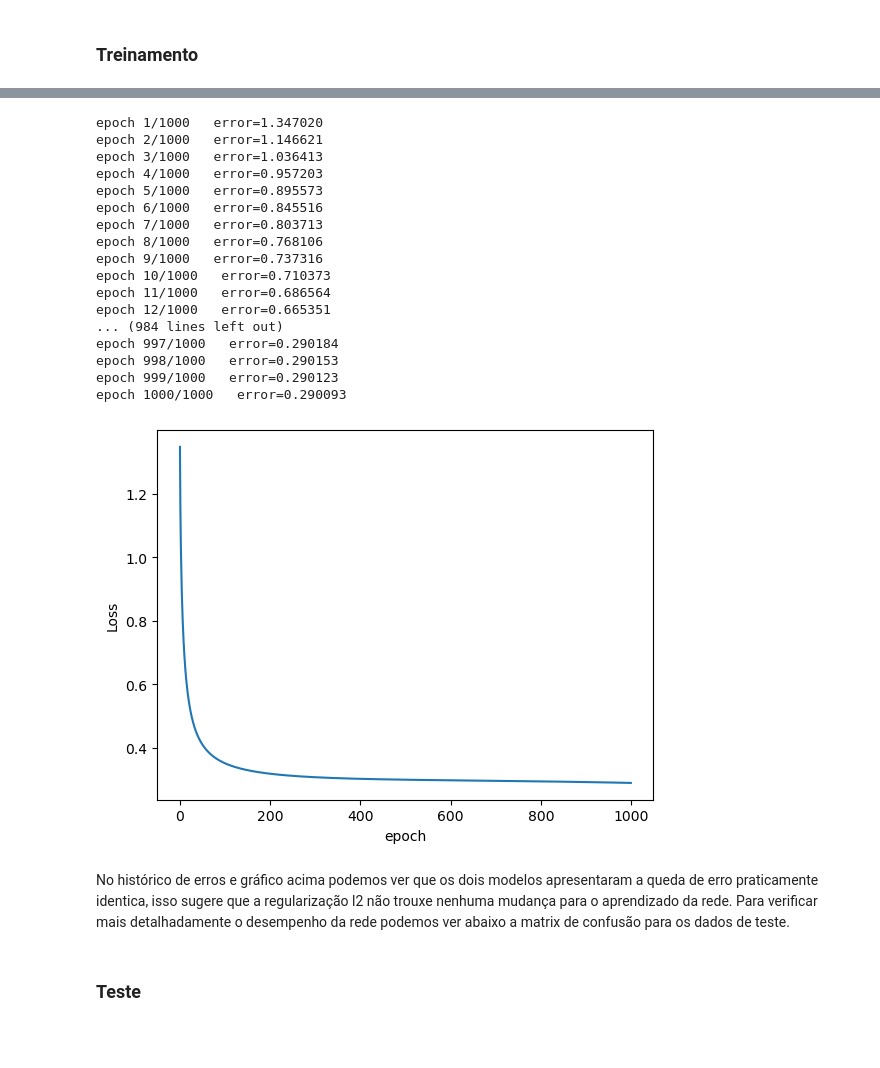
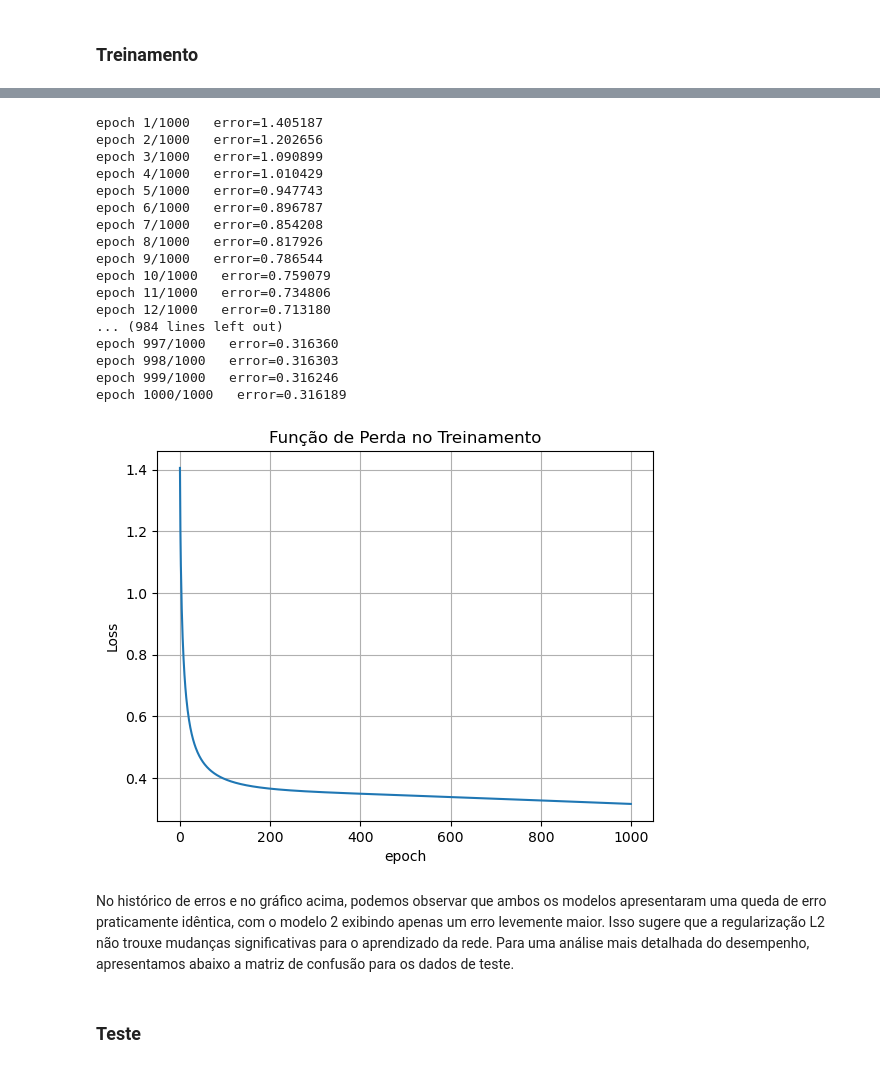
Before and after one commit to gabrieldadcarvalho/IF867_deep_learning_introduction, a Jupyter notebook: exercise_list/01/ListaPratica01_IF867.ipynb, the cells around one changed output, grey strips where cells are left out. Cells and saved outputs as stored; diff of their text form; code cells hidden in the pictures; blank space fills up the shorter version.

```diff
--- a/exercise_list/01/ListaPratica01_IF867.ipynb
+++ b/exercise_list/01/ListaPratica01_IF867.ipynb
@@ -1008,34 +1040,34 @@ epoch 1000/1000   error=0.178620
 # %%
 net_iris_2.train(
     X_train_iris,
     Y_train_iris_one_hot,
     epoch=1000,
     batch_size=32,
     learning_rate=0.001,
     seed=42,
-    l2_lambda=0.02
+    l2_lambda=0.001,
 )
 # %% [output]
-epoch 1/1000   error=1.347020
-epoch 2/1000   error=1.146621
-epoch 3/1000   error=1.036413
-epoch 4/1000   error=0.957203
-epoch 5/1000   error=0.895573
-epoch 6/1000   error=0.845516
-epoch 7/1000   error=0.803713
-epoch 8/1000   error=0.768106
-epoch 9/1000   error=0.737316
-epoch 10/1000   error=0.710373
-epoch 11/1000   error=0.686564
-epoch 12/1000   error=0.665351
+epoch 1/1000   error=1.405187
+epoch 2/1000   error=1.202656
+epoch 3/1000   error=1.090899
+epoch 4/1000   error=1.010429
+epoch 5/1000   error=0.947743
+epoch 6/1000   error=0.896787
+epoch 7/1000   error=0.854208
+epoch 8/1000   error=0.817926
+epoch 9/1000   error=0.786544
+epoch 10/1000   error=0.759079
+epoch 11/1000   error=0.734806
+epoch 12/1000   error=0.713180
 ... (984 lines left out)
-epoch 997/1000   error=0.290184
-epoch 998/1000   error=0.290153
-epoch 999/1000   error=0.290123
-epoch 1000/1000   error=0.290093
+epoch 997/1000   error=0.316360
+epoch 998/1000   error=0.316303
+epoch 999/1000   error=0.316246
+epoch 1000/1000   error=0.316189
-[figure, old version]
+[figure, new version]
 # %% [markdown]
-No histórico de erros e gráfico acima podemos ver que os dois modelos apresentaram a queda de erro praticamente identica, isso sugere que a regularização l2 não trouxe nenhuma mudança para o aprendizado da rede. Para verificar mais detalhadamente o desempenho da rede podemos ver abaixo a matrix de confusão para os dados de teste.
+No histórico de erros e no gráfico acima, podemos observar que ambos os modelos apresentaram uma queda de erro praticamente idêntica, com o modelo 2 exibindo apenas um erro levemente maior. Isso sugere que a regularização L2 não trouxe mudanças significativas para o aprendizado da rede. Para uma análise mais detalhada do desempenho, apresentamos abaixo a matriz de confusão para os dados de teste.
 # %% [markdown]
 ### Teste
 # %%
```
Also changed, not shown: parts of 47 cells of this notebook.
